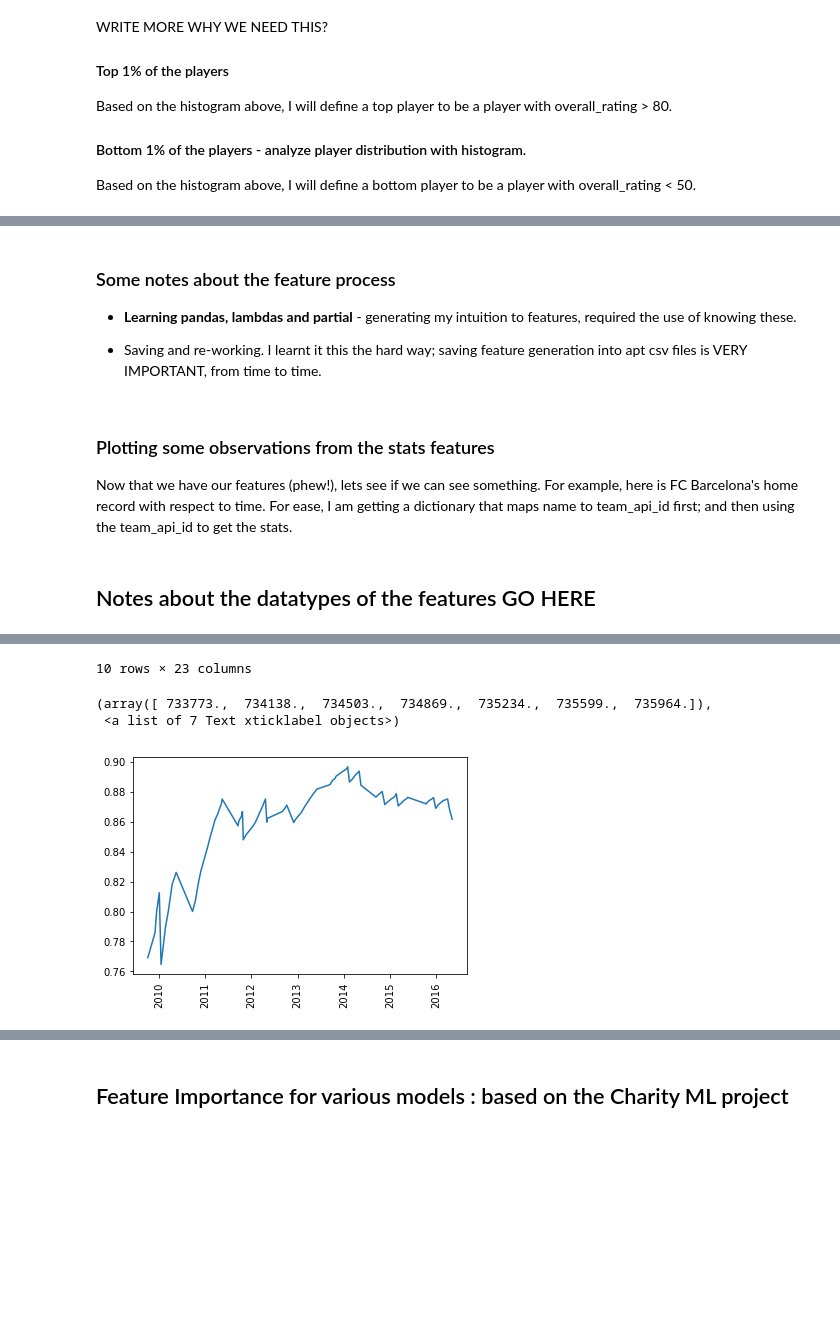
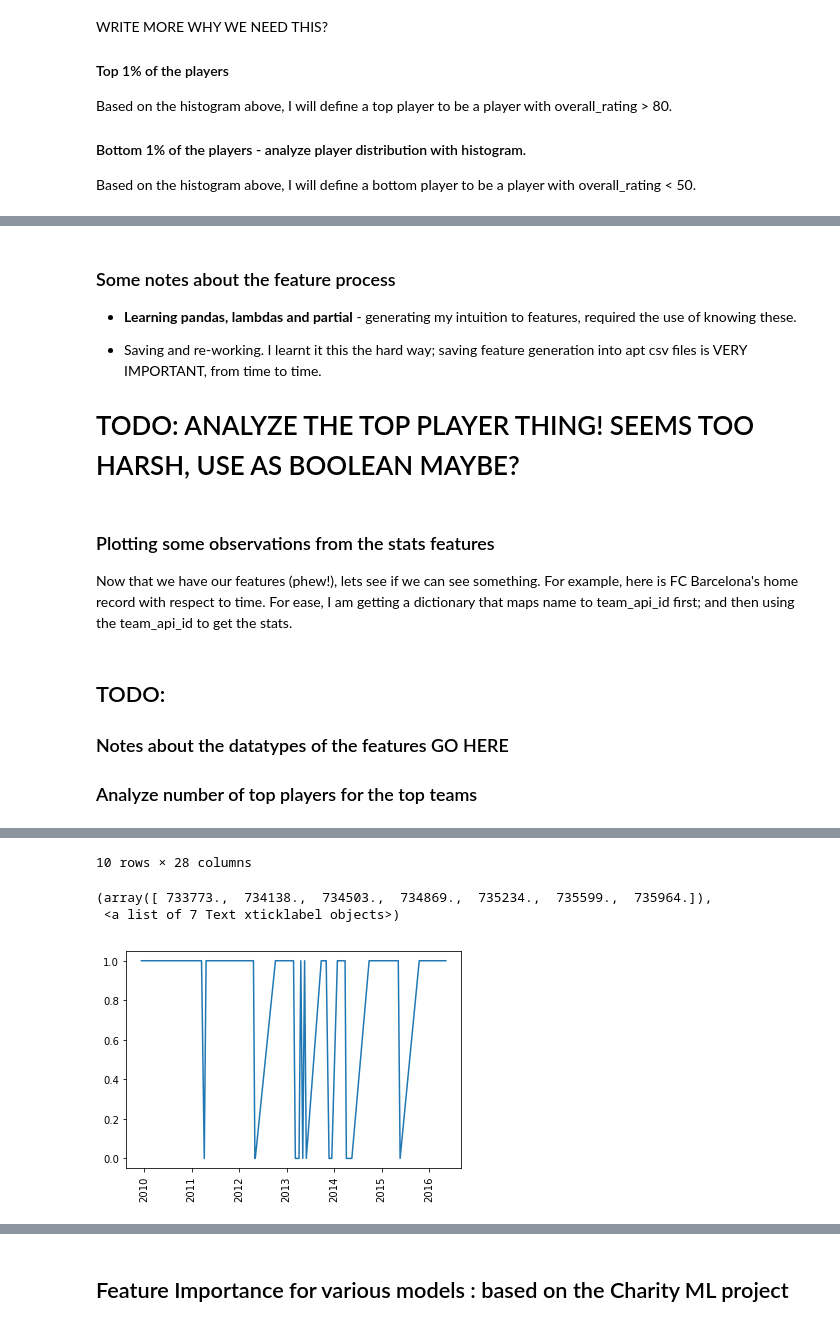
Before and after one commit to sgoyal1012/UdacityNanodegreeSubmissions, a Jupyter notebook: EuropeanSoccer_Capstone/Notebook_Code/EuropeanSoccerCapstone.ipynb, the cells around one changed output, grey strips where cells are left out. Drawn from its saved outputs; the diff is of its cells as text; code cells hidden in the pictures; blank space fills up the shorter version.

```diff
--- a/EuropeanSoccer_Capstone/Notebook_Code/EuropeanSoccerCapstone.ipynb
+++ b/EuropeanSoccer_Capstone/Notebook_Code/EuropeanSoccerCapstone.ipynb
@@ -509,11 +553,15 @@ Done with 18000samples
 * **Learning pandas, lambdas and partial** - generating my intuition to features, required the use of knowing these.
 
 * Saving and re-working. I learnt it this the hard way; saving feature generation into apt csv files is VERY IMPORTANT, from time to time.
+
+# TODO: ANALYZE THE TOP PLAYER THING! SEEMS TOO HARSH, USE AS BOOLEAN MAYBE?
 # %% [markdown]
 ### Plotting some observations from the stats features
 Now that we have our features (phew!), lets see if we can see something. For example, here is FC Barcelona's home record with respect to time. For ease, I am getting a dictionary that maps name to team_api_id first; and then using the team_api_id to get the stats.
 # %% [markdown]
-## Notes about the datatypes of the features GO HERE
+## TODO:
+### Notes about the datatypes of the features GO HERE
+### Analyze number of top players for the top teams
 # %%
 import data_preprocess as dp
 reload(dp)
@@ -528,12 +576,11 @@ barca_api_id = (int(team_name_to_id_dict[CLUB]))
 
 
 # Factor this out into a function.
-COLUMNS = ['date','HOME_WIN_RATE']
-barca_home_win_df = match_features_all_df[match_features_all_df['home_team_api_id'] == barca_api_id]
+barca_top_players_num = match_features_all_df[match_features_all_df['home_team_api_id'] == barca_api_id]
 
 barca_home_win_df.date = pd.to_datetime(barca_home_win_df.date)
 barca_home_win_df = barca_home_win_df.sort_values('date', ascending=True)
 barca_home_win_df=barca_home_win_df.dropna(how='any')
-plt.plot(barca_home_win_df['date'], barca_home_win_df['HOME_WIN_RATE'])
+plt.plot(barca_home_win_df['date'], barca_home_win_df['num_top_players_home'])
 plt.xticks(rotation='vertical')
 # %% [output]
@@ -551,7 +598,7 @@ plt.xticks(rotation='vertical')
-10 rows × 23 columns
+10 rows × 28 columns
 (array([ 733773.,  734138.,  734503.,  734869.,  735234.,  735599.,  735964.]),
  <a list of 7 Text xticklabel objects>)
-[figure, old version]
+[figure, new version]
 # %% [markdown]
 
 ### Filling the NaN values
```
Also changed, not shown: parts of 8 cells of this notebook, 5 other files.
